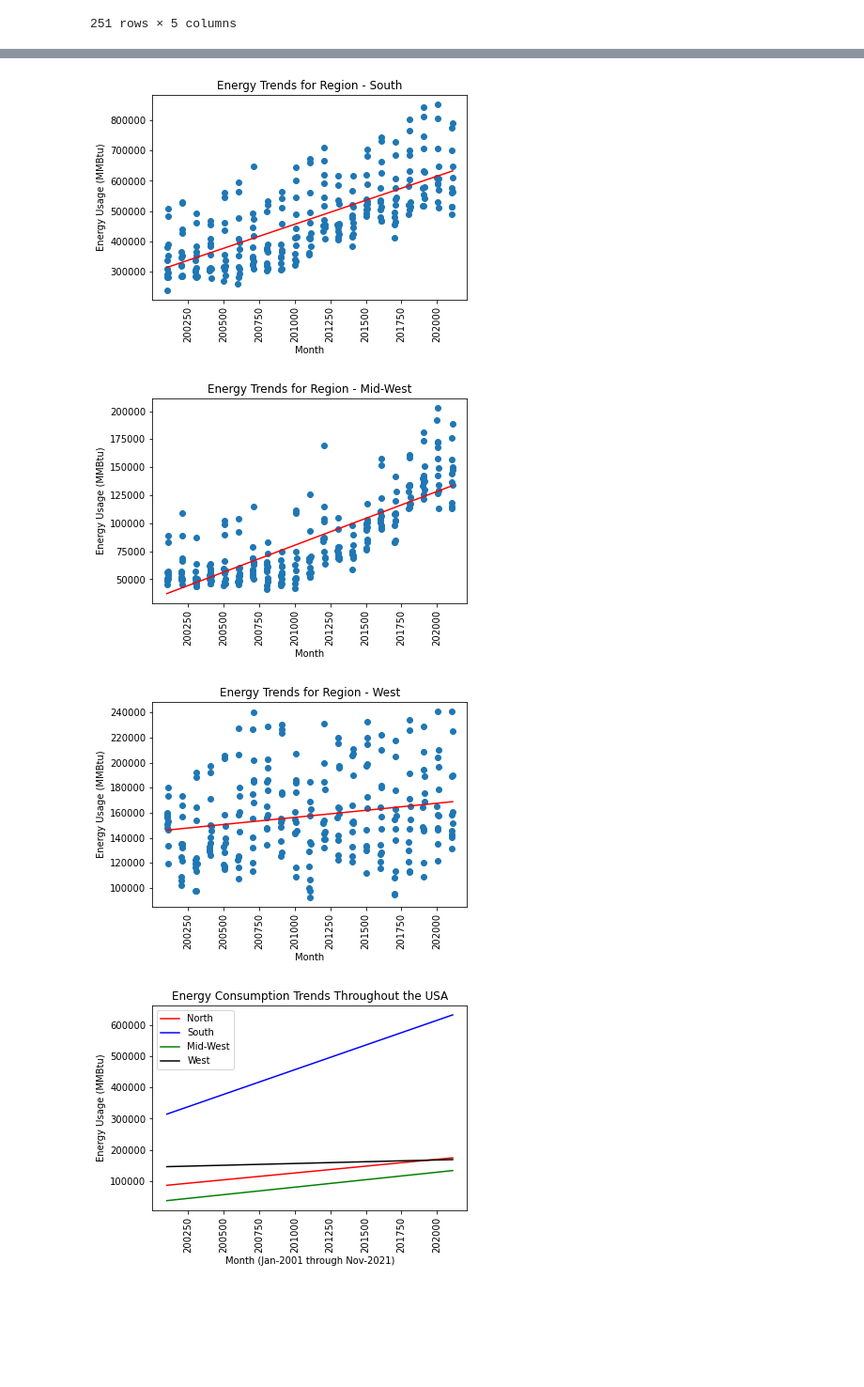
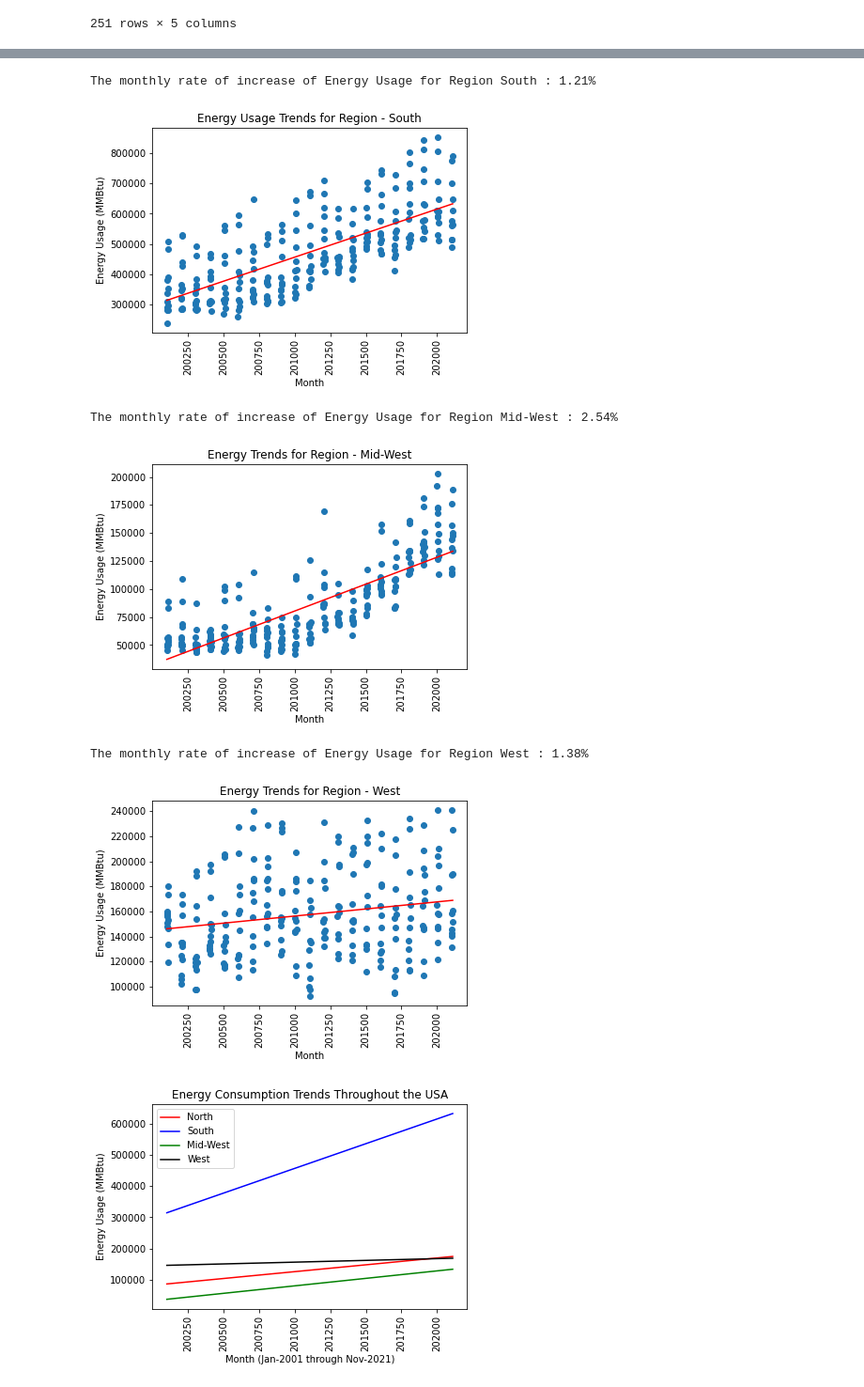
Before and after one commit to JWatson1102/project_1, a Jupyter notebook: EnergyConsumptionTrendLines.ipynb, the cells around one changed output, grey strips where cells are left out. Shown at 94% size. Saved outputs shown, nothing was run; the diff lists cells and outputs as text; code cells hidden in the pictures; blank space fills up the shorter version.

```diff
--- a/EnergyConsumptionTrendLines.ipynb
+++ b/EnergyConsumptionTrendLines.ipynb
@@ -56,31 +61,39 @@ plt.show()
 # %%
 #Create trend lines
 #South
 usage_South = allRegions_df['South']
 plt.scatter(months,usage_South)
 
-# Create equation of line to calculate predicted violent crime rate
+# Create equation of line
 (slope, intercept, rvalue, pvalue, stderr) = linregress(months,usage_South)
 regress_values_South = months * slope + intercept
 
+#Find percentage increase (slope uses month as an integer)
+rate = usage_South.pct_change().mean() * 100
+
 #Plot the graph
 plt.plot(months,regress_values_South,"r-")
-plt.title('Energy Trends for Region - South')
+plt.title('Energy Usage Trends for Region - South')
 plt.xlabel('Month')
 plt.ylabel('Energy Usage (MMBtu)')
 plt.xticks(rotation=90)
+print(f"The monthly rate of increase of Energy Usage for Region South : {round(rate,2)}%")
 plt.show()
 # %% [output]
+The monthly rate of increase of Energy Usage for Region South : 1.21%
-[figure, old version]
+[figure, new version]
 # %%
 #Create trend lines
 #mid
 usage_mid = allRegions_df['Mid-West']
 plt.scatter(months,usage_mid)
 
-# Create equation of line to calculate predicted violent crime rate
+# Create equation of line
 (slope, intercept, rvalue, pvalue, stderr) = linregress(months,usage_mid)
 regress_values_Mid = months * slope + intercept
+
+#Find percentage increase (slope uses month as an integer)
+rate = usage_mid.pct_change().mean() * 100
 
 #Plot the graph
 plt.plot(months,regress_values_Mid,"r-")
@@ -88,8 +101,10 @@ plt.title('Energy Trends for Region - Mid-West')
 plt.xlabel('Month')
 plt.ylabel('Energy Usage (MMBtu)')
 plt.xticks(rotation=90)
+print(f"The monthly rate of increase of Energy Usage for Region Mid-West : {round(rate,2)}%")
 plt.show()
 # %% [output]
+The monthly rate of increase of Energy Usage for Region Mid-West : 2.54%
 [figure]
 # %%
 #Create trend lines
@@ -97,9 +112,12 @@ plt.show()
 usage_west = allRegions_df['West']
 plt.scatter(months,usage_west)
 
-# Create equation of line to calculate predicted violent crime rate
+# Create equation of line
 (slope, intercept, rvalue, pvalue, stderr) = linregress(months,usage_west)
 regress_values_West = months * slope + intercept
+
+#Find percentage increase (slope uses month as an integer)
+rate = usage_west.pct_change().mean() * 100
 
 #Plot the graph
 plt.plot(months,regress_values_West,"r-")
@@ -107,8 +125,10 @@ plt.title('Energy Trends for Region - West')
 plt.xlabel('Month')
 plt.ylabel('Energy Usage (MMBtu)')
 plt.xticks(rotation=90)
+print(f"The monthly rate of increase of Energy Usage for Region West : {round(rate,2)}%")
 plt.show()
 # %% [output]
+The monthly rate of increase of Energy Usage for Region West : 1.38%
 [figure]
 # %%
 #Plot all the trend lines for comparison
```
Also changed, not shown: parts of 1 cell of this notebook, 2 other files.
